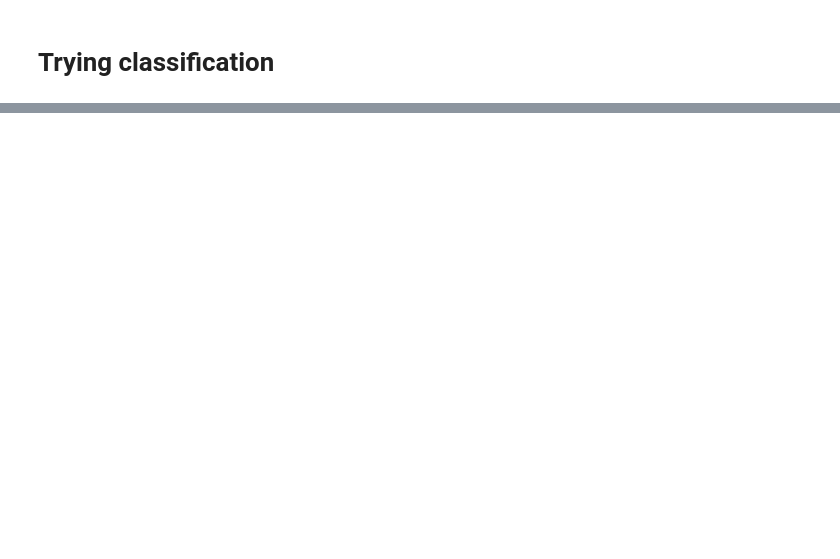
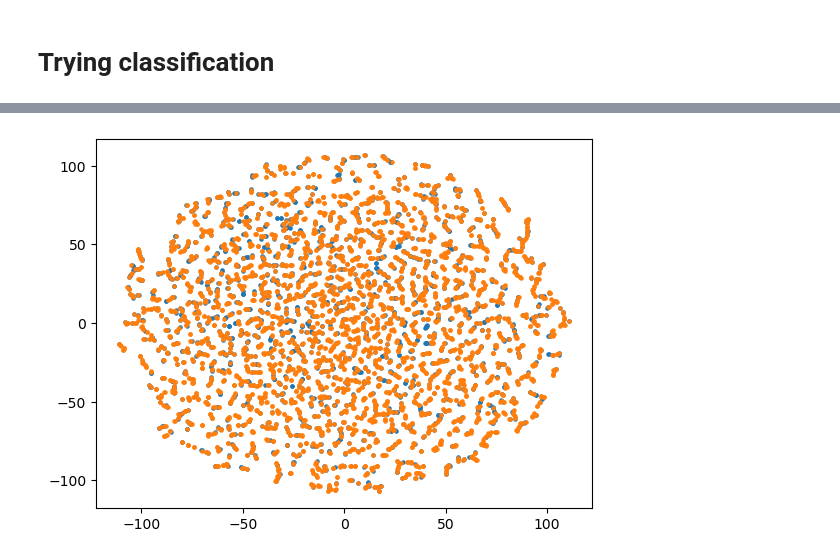
Before and after one commit to quentinassemat/tda-codex, a Jupyter notebook: mouse_spleen/tda_mouse_spleen.ipynb, the cells around one changed output, grey strips where cells are left out. Saved outputs shown, nothing was run; the diff lists cells and outputs as text; code cells hidden in the pictures; blank space fills up the shorter version.

```diff
--- a/mouse_spleen/tda_mouse_spleen.ipynb
+++ b/mouse_spleen/tda_mouse_spleen.ipynb
@@ -324,0 +259,11 @@ pimgr.plot_image(inverse_image)
+# %%
+## Non-Linear dimensionality reduction
+
+# TNSE
+images_array_tnse = (TSNE(n_components=2, learning_rate='auto', init='random', perplexity=3).fit_transform(images_array)).T
+# %%
+plt.scatter(images_array_tnse[0][len(images_mrl):], images_array_tnse[1][len(images_mrl):], s = 5)
+plt.scatter(images_array_tnse[0][:len(images_mrl)], images_array_tnse[1][:len(images_mrl)], s = 5)
+plt.show()
+# %% [output]
+[figure, added]
```
Also changed, not shown: parts of 21 cells of this notebook.
